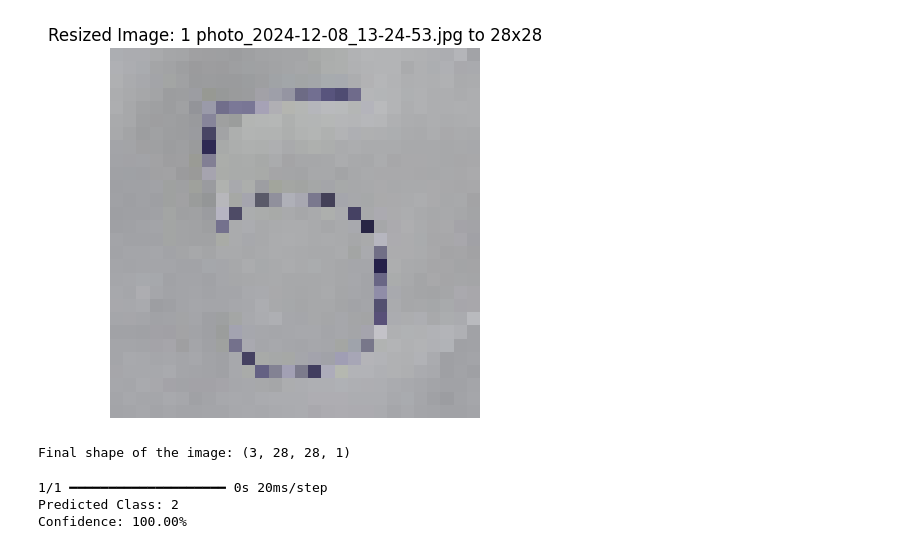
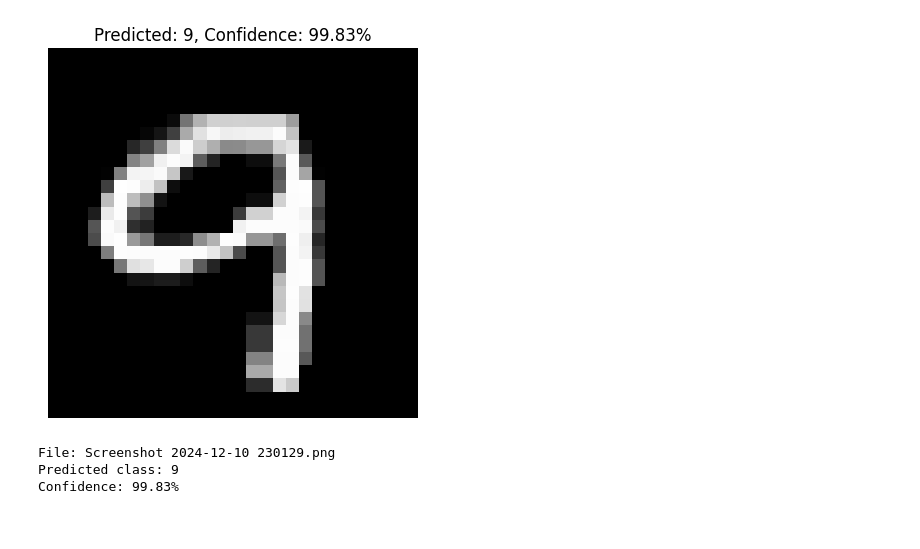
Before and after one commit to Chathura-Jayasinghe/EN3150_Assignment_03, a Jupyter notebook: cnn_group_minions.ipynb, the cells around one changed output. Cells and saved outputs as stored; diff of their text form; code cells hidden in the pictures.

```diff
--- a/cnn_group_minions.ipynb
+++ b/cnn_group_minions.ipynb
@@ -53,7 +50,7 @@ model = keras.Sequential([
     layers.Dense(10, activation='softmax')
 ])
 # %%
-learning_rate = 0.00005
+learning_rate = 0.0001
 
 optimizer = keras.optimizers.Adam(learning_rate=learning_rate)
 #optimizer = keras.optimizers.SGD(learning_rate=learning_rate,momentum=0.9)
@@ -212,27 +209,38 @@ import numpy as np
 # Upload an image
 uploaded = files.upload()
 
-# Process and display the uploaded images
-for filename in uploaded.keys():
-    # Read the image
-    img = cv2.imread(filename)
+# Get the filename of the uploaded image
+filename = list(uploaded.keys())[0]
 
-    # Resize the image to 28x28 pixels
-    resized_img = cv2.resize(img, (28, 28))  # Resize to (28, 28)
+# Step 1: Read the image
+img = cv2.imread(filename)
 
-    # Convert color from BGR to RGB
-    resized_img_rgb = cv2.cvtColor(resized_img, cv2.COLOR_BGR2RGB)
+# Step 2: Convert to grayscale
+gray_img = cv2.cvtColor(img, cv2.COLOR_BGR2GRAY)
 
-    # Add a channel dimension and convert to a suitable format
-    final_img = resized_img_rgb.reshape(-1, 28, 28, 1)  # Shape (-1, 28, 28, 1)
+# Step 3: Resize to 28x28 pixels (MNIST model input size)
+resized_img = cv2.resize(gray_img, (28, 28))
 
-    # Display the resized image
-    plt.imshow(resized_img_rgb)
-    plt.axis('off')  # Hide axis
-    plt.title(f'Resized Image: {filename} to 28x28')
-    plt.show()
+# Step 4: Normalize the pixel values to [0, 1]
+normalized_img = resized_img / 255.0
 
-    # Print the final shape
-    print("Final shape of the image:", final_img.shape)
+# Step 5: Reshape to add batch dimension and channel
+input_image = normalized_img.reshape(1, 28, 28, 1)  # Shape: (1, 28, 28, 1)
+
+# Step 6: Predict the digit using the model
+prediction = model.predict([input_image])
+predicted_class = np.argmax(prediction, axis=1)[0]  # Get the predicted class
+confidence = prediction[0][predicted_class] * 100  # Get confidence score
+
+# Display the image
+plt.imshow(resized_img, cmap='gray')
+plt.axis('off')
+plt.title(f"Predicted: {predicted_class}, Confidence: {confidence:.2f}%")
+plt.show()
+
+# Print detailed results
+print(f"File: {filename}")
+print(f"Predicted class: {predicted_class}")
+print(f"Confidence: {confidence:.2f}%")
 # %% [output]
 [interactive output not drawn]
@@ -240,15 +249,4 @@ Saving 1 photo_2024-12-08_13-24-53.jpg to 1 photo_2024-12-08_13-24-53.jpg
-[figure, old version]
+[figure, new version]
-Final shape of the image: (3, 28, 28, 1)
+File: Screenshot 2024-12-10 230129.png
+Predicted class: 9
+Confidence: 99.83%
-# %%
-# Predict the digit
-prediction = model.predict(final_img)
-predicted_class = np.argmax(prediction, axis=1)[0]  # Get the predicted class
-confidence = prediction[0][predicted_class] * 100  # Get the confidence score
-
-# Print the prediction
-print(f"Predicted Class: {predicted_class}")
-print(f"Confidence: {confidence:.2f}%")
-# %% [output]
-1/1 ━━━━━━━━━━━━━━━━━━━━ 0s 20ms/step
-Predicted Class: 2
-Confidence: 100.00%
```
Also changed, not shown: parts of 8 cells of this notebook.
